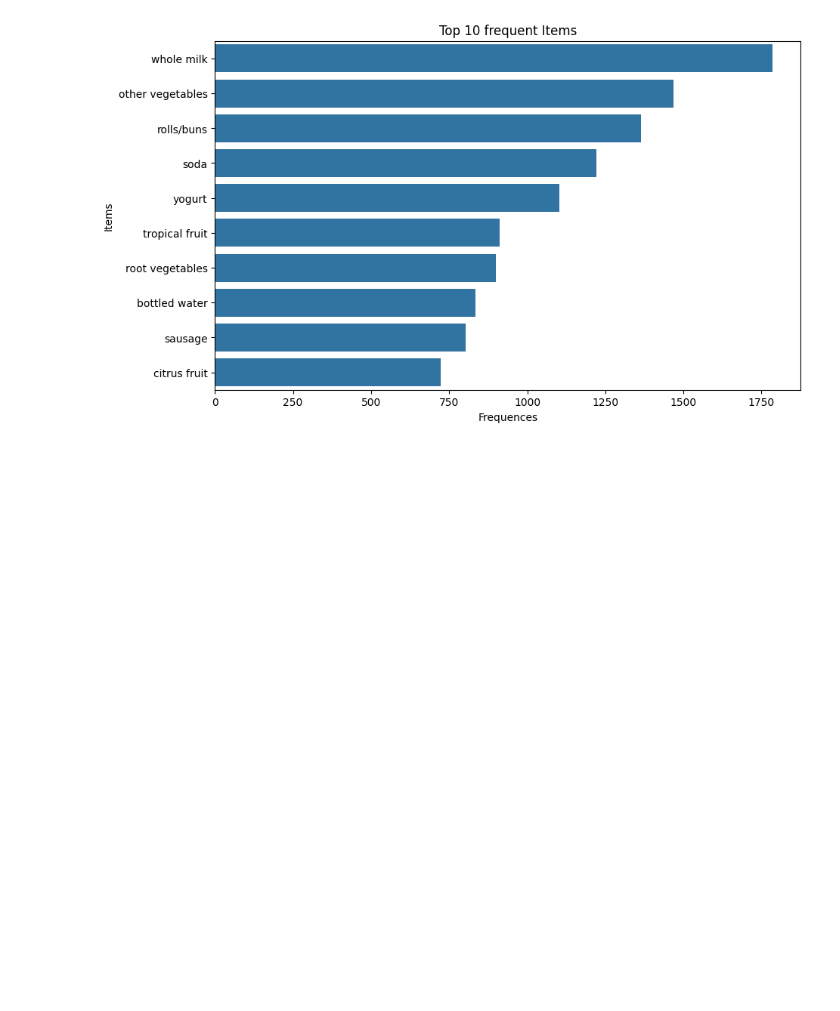
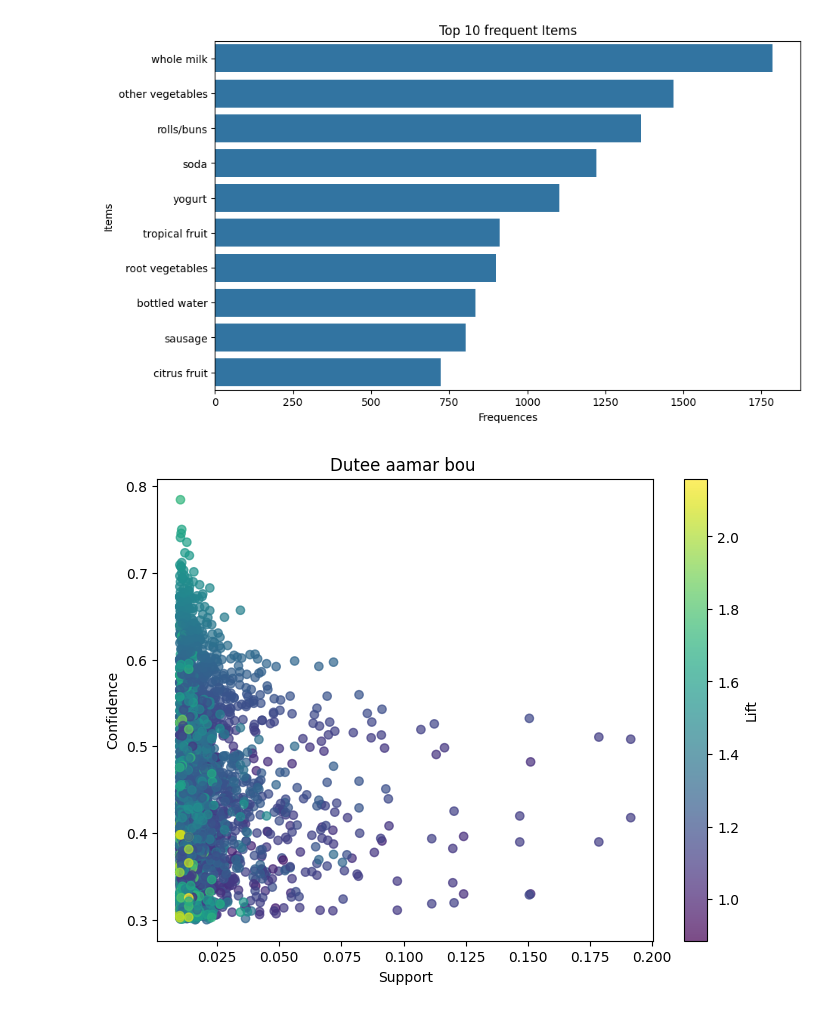
Before and after one commit to shovo896/ML_Models-, a Jupyter notebook: association.ipynb, the cells around one changed output. Drawn from its saved outputs; the diff is of its cells as text; code cells hidden in the pictures; blank space fills up the shorter version.

```diff
--- a/association.ipynb
+++ b/association.ipynb
@@ -97,5 +97,12 @@ plt.show()
 [figure]
 # %%
 plt.figure(figsize=(8,6))
-scatter=plt.scatter(rules['support'],rules['confidence'],c=rules['lift'],cmap='virdis',alpha=0.7)
+scatter=plt.scatter(rules['support'],rules['confidence'],c=rules['lift'],cmap='viridis',alpha=0.7)
+
 plt.colorbar(scatter,label='Lift')
+plt.xlabel('Support')
+plt.ylabel('Confidence')
+plt.title('Dutee aamar bou ')
+plt.show()
+# %% [output]
+[figure, added]
```
